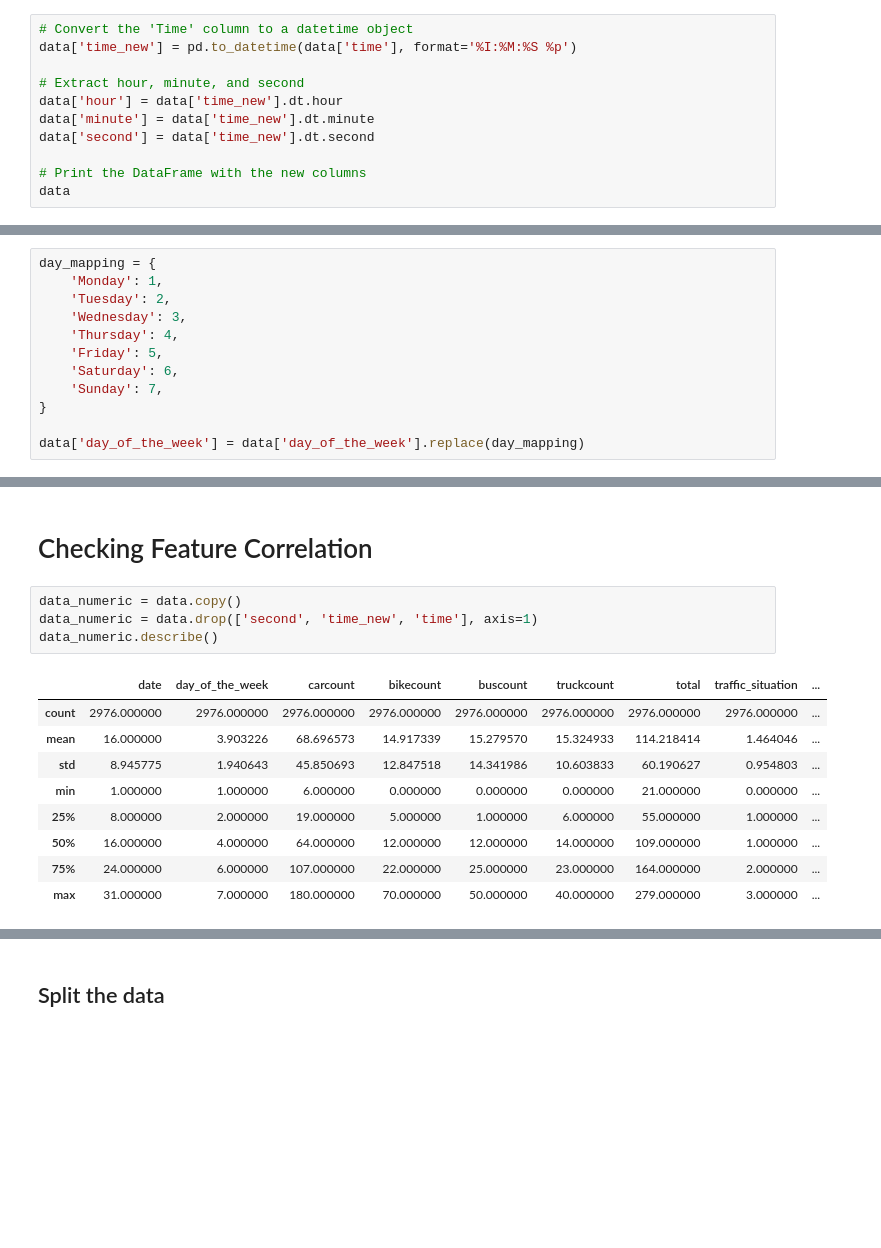
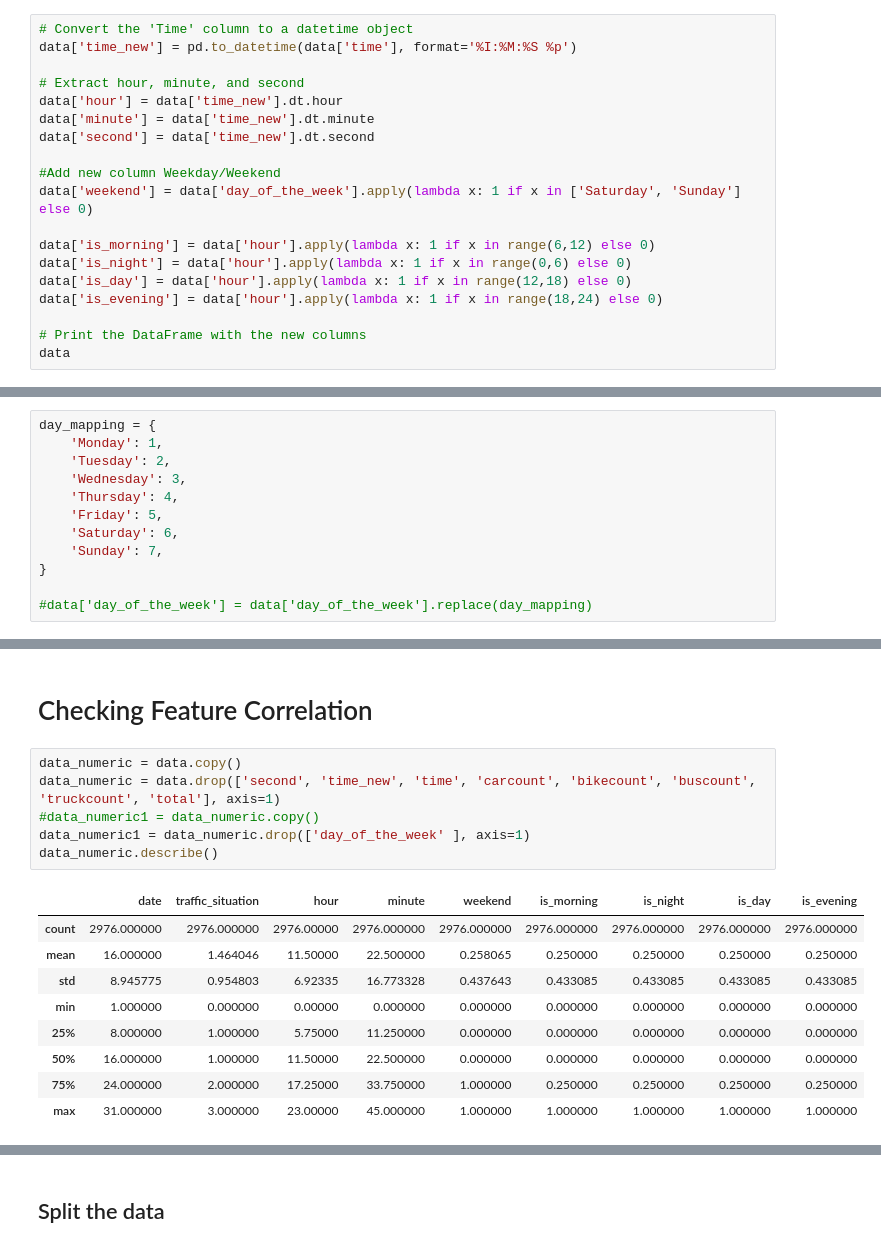
Before and after one commit to ovlasenko-ellation/mid_term_project_mlzoomcamp, a Jupyter notebook: Project_mid_term.ipynb, the cells around one changed output, grey strips where cells are left out. Cells and saved outputs as stored; diff of their text form; blank space fills up the shorter version.

```diff
--- a/Project_mid_term.ipynb
+++ b/Project_mid_term.ipynb
@@ -66,6 +68,14 @@ data['hour'] = data['time_new'].dt.hour
 data['minute'] = data['time_new'].dt.minute
 data['second'] = data['time_new'].dt.second
 
+#Add new column Weekday/Weekend
+data['weekend'] = data['day_of_the_week'].apply(lambda x: 1 if x in ['Saturday', 'Sunday'] else 0)
+
+data['is_morning'] = data['hour'].apply(lambda x: 1 if x in range(6,12) else 0)
+data['is_night'] = data['hour'].apply(lambda x: 1 if x in range(0,6) else 0)
+data['is_day'] = data['hour'].apply(lambda x: 1 if x in range(12,18) else 0)
+data['is_evening'] = data['hour'].apply(lambda x: 1 if x in range(18,24) else 0)
+
 # Print the DataFrame with the new columns
 data
 # %% [output]
@@ -93,7 +103,7 @@ day_mapping = {
     'Sunday': 7,
 }
 
-data['day_of_the_week'] = data['day_of_the_week'].replace(day_mapping)
+#data['day_of_the_week'] = data['day_of_the_week'].replace(day_mapping)
 # %%
 traffic_situation_mapping = {'low': 0, 'normal': 1, 'high': 2, 'heavy':3}
 data['traffic_situation'].replace(traffic_situation_mapping, inplace=True)
@@ -161,16 +176,18 @@ dataset
 # Checking Feature Correlation
 # %%
 data_numeric = data.copy()
-data_numeric = data.drop(['second', 'time_new', 'time'], axis=1)
+data_numeric = data.drop(['second', 'time_new', 'time', 'carcount', 'bikecount', 'buscount', 'truckcount', 'total'], axis=1)
+#data_numeric1 = data_numeric.copy()
+data_numeric1 = data_numeric.drop(['day_of_the_week' ], axis=1)
 data_numeric.describe()
 # %% [output]
-|  | date | day_of_the_week | carcount | bikecount | buscount | truckcount | total | traffic_situation | ... |
-| count | 2976.000000 | 2976.000000 | 2976.000000 | 2976.000000 | 2976.000000 | 2976.000000 | 2976.000000 | 2976.000000 | ... |
-| mean | 16.000000 | 3.903226 | 68.696573 | 14.917339 | 15.279570 | 15.324933 | 114.218414 | 1.464046 | ... |
-| std | 8.945775 | 1.940643 | 45.850693 | 12.847518 | 14.341986 | 10.603833 | 60.190627 | 0.954803 | ... |
-| min | 1.000000 | 1.000000 | 6.000000 | 0.000000 | 0.000000 | 0.000000 | 21.000000 | 0.000000 | ... |
-| 25% | 8.000000 | 2.000000 | 19.000000 | 5.000000 | 1.000000 | 6.000000 | 55.000000 | 1.000000 | ... |
-| 50% | 16.000000 | 4.000000 | 64.000000 | 12.000000 | 12.000000 | 14.000000 | 109.000000 | 1.000000 | ... |
-| 75% | 24.000000 | 6.000000 | 107.000000 | 22.000000 | 25.000000 | 23.000000 | 164.000000 | 2.000000 | ... |
-| max | 31.000000 | 7.000000 | 180.000000 | 70.000000 | 50.000000 | 40.000000 | 279.000000 | 3.000000 | ... |
+|  | date | traffic_situation | hour | minute | weekend | is_morning | is_night | is_day | is_evening |
+| count | 2976.000000 | 2976.000000 | 2976.00000 | 2976.000000 | 2976.000000 | 2976.000000 | 2976.000000 | 2976.000000 | 2976.000000 |
+| mean | 16.000000 | 1.464046 | 11.50000 | 22.500000 | 0.258065 | 0.250000 | 0.250000 | 0.250000 | 0.250000 |
+| std | 8.945775 | 0.954803 | 6.92335 | 16.773328 | 0.437643 | 0.433085 | 0.433085 | 0.433085 | 0.433085 |
+| min | 1.000000 | 0.000000 | 0.00000 | 0.000000 | 0.000000 | 0.000000 | 0.000000 | 0.000000 | 0.000000 |
+| 25% | 8.000000 | 1.000000 | 5.75000 | 11.250000 | 0.000000 | 0.000000 | 0.000000 | 0.000000 | 0.000000 |
+| 50% | 16.000000 | 1.000000 | 11.50000 | 22.500000 | 0.000000 | 0.000000 | 0.000000 | 0.000000 | 0.000000 |
+| 75% | 24.000000 | 2.000000 | 17.25000 | 33.750000 | 1.000000 | 0.250000 | 0.250000 | 0.250000 | 0.250000 |
+| max | 31.000000 | 3.000000 | 23.00000 | 45.000000 | 1.000000 | 1.000000 | 1.000000 | 1.000000 | 1.000000 |
 # %%
```
Also changed, not shown: parts of 26 cells of this notebook.
